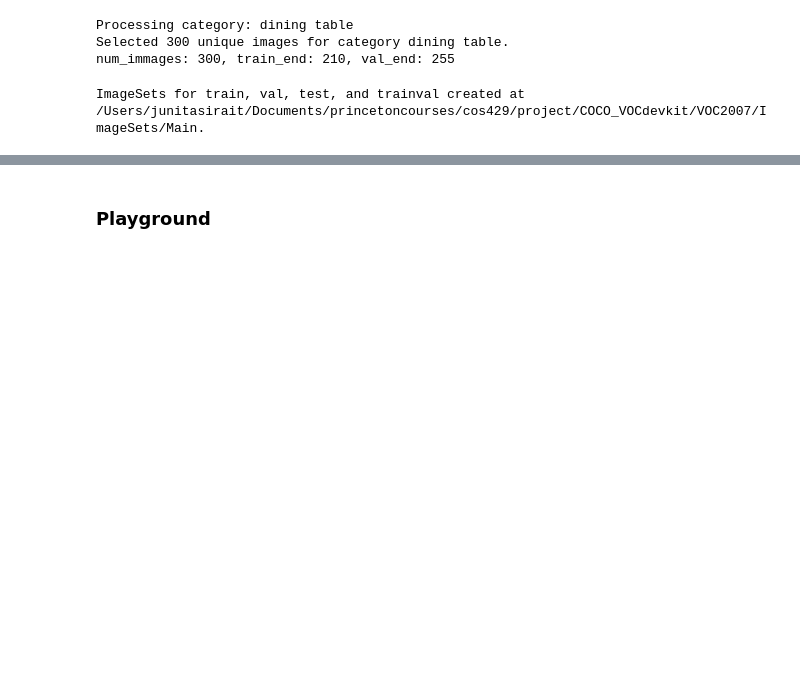
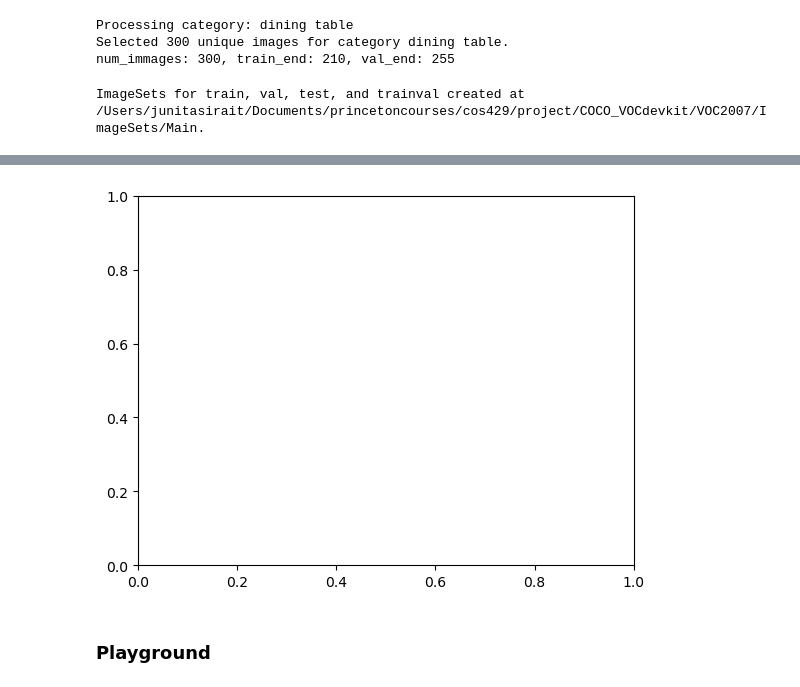
Before and after one commit to jsirait/coco4dpm, a Jupyter notebook: Get coco.ipynb, the cells around one changed output, grey strips where cells are left out. Drawn from its saved outputs; the diff is of its cells as text; code cells hidden in the pictures; blank space fills up the shorter version.

Commit message:
try to visualize parts

```diff
--- a/Get coco.ipynb
+++ b/Get coco.ipynb
@@ -536,0 +427,2 @@ ImageSets for train, val, test, and trainval created at /Users/junitasirait/Docu
+# %%
+coco = COCO(keypoints_annotation_file)
@@ -536,0 +458,4 @@ ImageSets for train, val, test, and trainval created at /Users/junitasirait/Docu
+# %%
+random.seed(429)
+persons_sample5 = random.sample(sorted(coco.getImgIds(catIds=[1])), 5)
+persons_sample5
@@ -536,0 +464,3 @@ ImageSets for train, val, test, and trainval created at /Users/junitasirait/Docu
+# %%
+annotation_ids = coco.getAnnIds(imgIds=persons_sample5, catIds=[1])
+len(annotation_ids), annotation_ids[0]
@@ -536,0 +469,3 @@ ImageSets for train, val, test, and trainval created at /Users/junitasirait/Docu
+# %%
+loaded_annotations = coco.loadAnns(ids=annotation_ids)
+len(loaded_annotations)
@@ -537,3 +494,7 @@ ImageSets for train, val, test, and trainval created at /Users/junitasirait/Docu
+# %%
+coco.showAnns([loaded_annotations[0]], draw_bbox=True)
+# %% [output]
+[figure, added]
 # %% [markdown]
 ### Playground
 # %%
```
Also changed, not shown: parts of 13 cells of this notebook.
